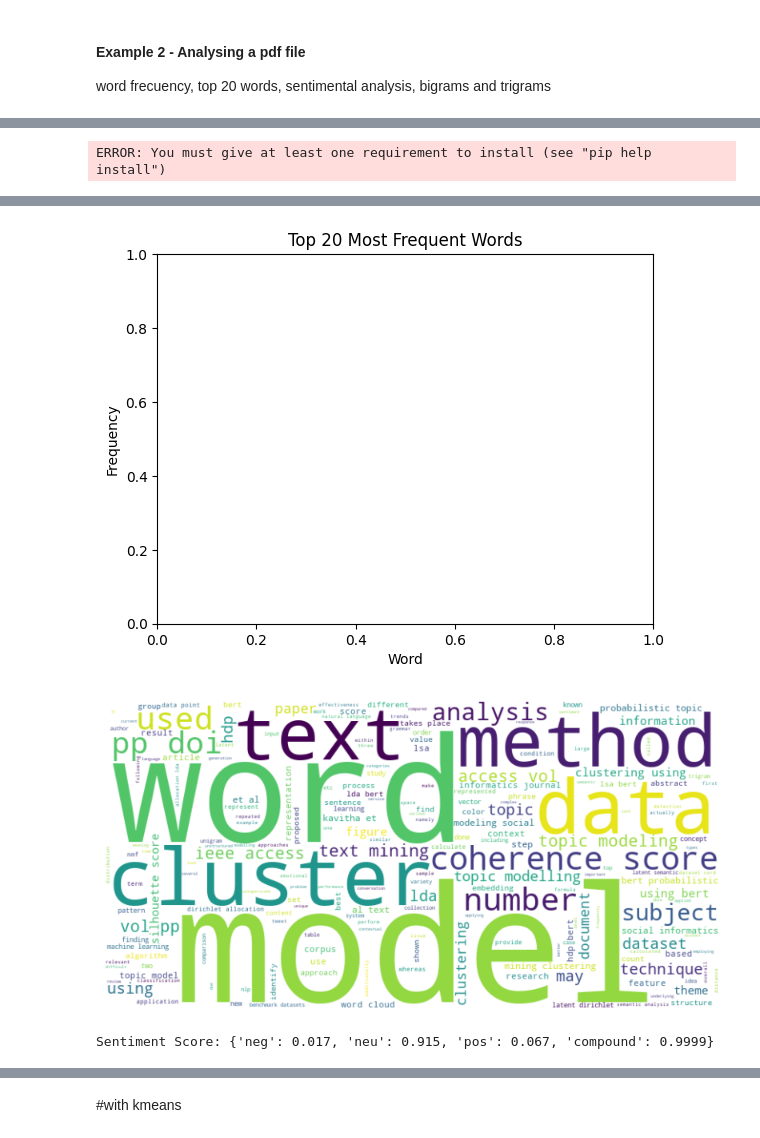
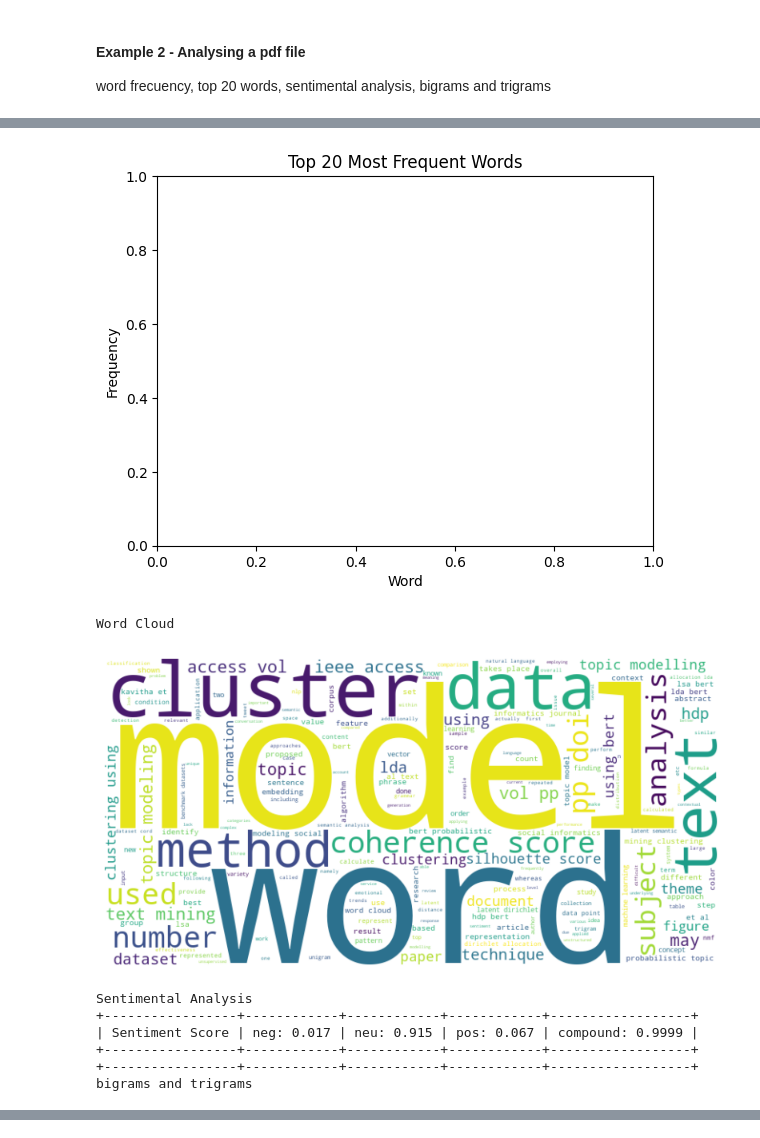
Before and after one commit to yeisonmontoya1815/Special-Topics-in-Data-Analytics, a Jupyter notebook: Seminar 3 - Text Mining.ipynb, the cells around one changed output, grey strips where cells are left out. Drawn from its saved outputs; the diff is of its cells as text; code cells hidden in the pictures.

```diff
--- a/Seminar 3 - Text Mining.ipynb
+++ b/Seminar 3 - Text Mining.ipynb
@@ -147,32 +171,4 @@ word frecuency, top 20 words, sentimental analysis, bigrams and trigrams
 # %%
-# install nltk and other libraries if requiered
-%pip install
-%pip install PyMuPDF
-%pip install wordcloud
-
-#import libraries requiered
-import nltk
-
-# Set NLTK data path
-nltk.data.path.append('C:\\users\\yeiso\\appdata\\local\\programs\\python\\python312\\lib\\site-packages')
-
-import fitz  # Add this line to import fitz
-from nltk.tokenize import word_tokenize
-from nltk.probability import FreqDist
-from nltk import bigrams, trigrams, pos_tag, ne_chunk
-import matplotlib.pyplot as plt
-import string
-from nltk.corpus import stopwords
-from nltk.sentiment import SentimentIntensityAnalyzer
-from wordcloud import WordCloud
-import nltk
-
-# Download required resources
-nltk.download('punkt')
-nltk.download('stopwords')
-nltk.download('vader_lexicon')
-
-
 # extracting words from the file
 def extract_text_from_pdf(pdf_path):
     doc = fitz.open(pdf_path)
@@ -259,16 +255,23 @@ def analyze_pdf(pdf_path, max_tokens=None):
     preprocessed_words = preprocess_text(pdf_text)
 
     # 1. Analyze and plot word frequency
+    print("Word Frecuency Diagram")
     plot_word_frequency(preprocessed_words, top_n=20)
 
     # 2. Analyze and plot word cloud
+    print("Word Cloud")
     plot_word_cloud(preprocessed_words)
 
     # 3. Perform sentiment analysis
+    print("Sentimental Analysis")
     sentiment_score = perform_sentiment_analysis(pdf_text)
-    print("Sentiment Score:", sentiment_score)
+
+    # Print sentiment score as a table
+    table = tabulate([["Sentiment Score"] + [f"{k}: {v}" for k, v in sentiment_score.items()]], headers="firstrow", tablefmt="pretty")
+    print(table)
 
     # 4. Plot bigrams and trigrams
+    print("bigrams and trigrams")
     plot_bigrams_trigrams(preprocessed_words)
 
 # Path to the PDF file
@@ -281 +283,0 @@ Note: you may need to restart the kernel to use updated packages.
-ERROR: You must give at least one requirement to install (see "pip help install")
@@ -307,9 +284,13 @@ Note: you may need to restart the kernel to use updated packages.
 [figure]
 [figure]
+Word Cloud
-[figure, old version]
+[figure, new version]
-Sentiment Score: {'neg': 0.017, 'neu': 0.915, 'pos': 0.067, 'compound': 0.9999}
+Sentimental Analysis
++-----------------+------------+------------+------------+------------------+
+| Sentiment Score | neg: 0.017 | neu: 0.915 | pos: 0.067 | compound: 0.9999 |
++-----------------+------------+------------+------------+------------------+
++-----------------+------------+------------+------------+------------------+
+bigrams and trigrams
 [figure]
 [figure]
 [figure]
-# %% [markdown]
-#with kmeans
```
Also changed, not shown: parts of 5 cells of this notebook.
